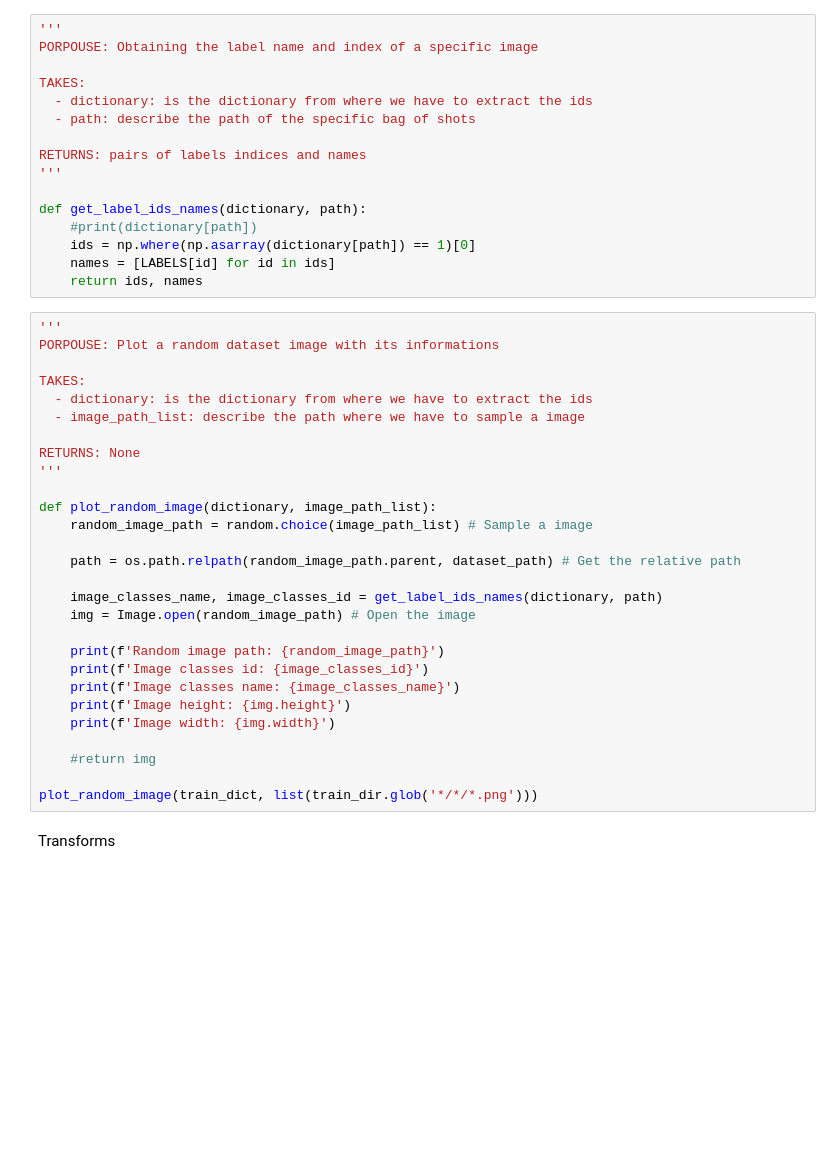
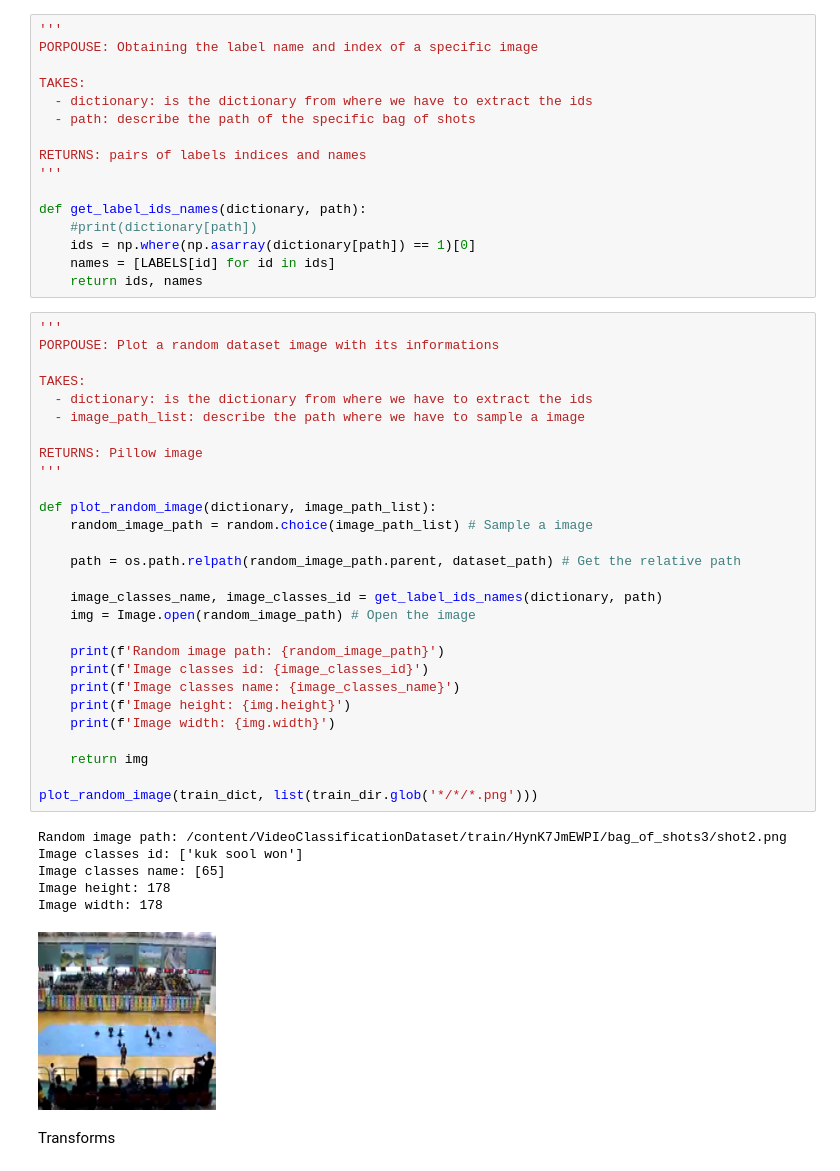
Before and after one commit to zuliani99/VideoClassification-CNN, a Jupyter notebook: VideoClassification_CNN_latest.ipynb, the cells around one changed output. Saved outputs shown, nothing was run; the diff lists cells and outputs as text; blank space fills up the shorter version.

```diff
--- a/VideoClassification_CNN_latest.ipynb
+++ b/VideoClassification_CNN_latest.ipynb
@@ -453,31 +445,38 @@ def get_label_ids_names(dictionary, path):
 # %%
 '''
 PORPOUSE: Plot a random dataset image with its informations
 
 TAKES:
   - dictionary: is the dictionary from where we have to extract the ids
   - image_path_list: describe the path where we have to sample a image
 
-RETURNS: None
+RETURNS: Pillow image
 '''
 
 def plot_random_image(dictionary, image_path_list):
     random_image_path = random.choice(image_path_list) # Sample a image
 
     path = os.path.relpath(random_image_path.parent, dataset_path) # Get the relative path
 
     image_classes_name, image_classes_id = get_label_ids_names(dictionary, path)
     img = Image.open(random_image_path) # Open the image
 
     print(f'Random image path: {random_image_path}')
     print(f'Image classes id: {image_classes_id}')
     print(f'Image classes name: {image_classes_name}')
     print(f'Image height: {img.height}')
     print(f'Image width: {img.width}')
 
-    #return img
+    return img
 
 plot_random_image(train_dict, list(train_dir.glob('*/*/*.png')))
+# %% [output]
+Random image path: /content/VideoClassificationDataset/train/HynK7JmEWPI/bag_of_shots3/shot2.png
+Image classes id: ['kuk sool won']
+Image classes name: [65]
+Image height: 178
+Image width: 178
+[figure, added]
 # %% [markdown]
 Transforms
 # %%
```
Also changed, not shown: parts of 46 cells of this notebook.
